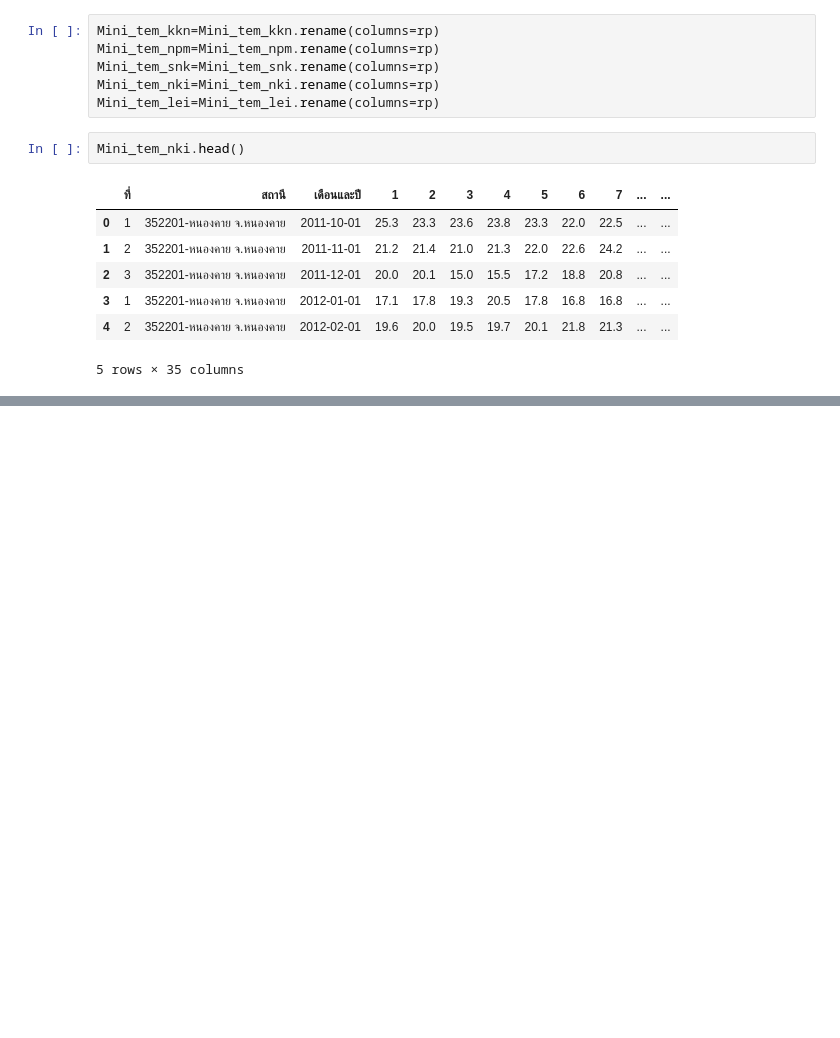
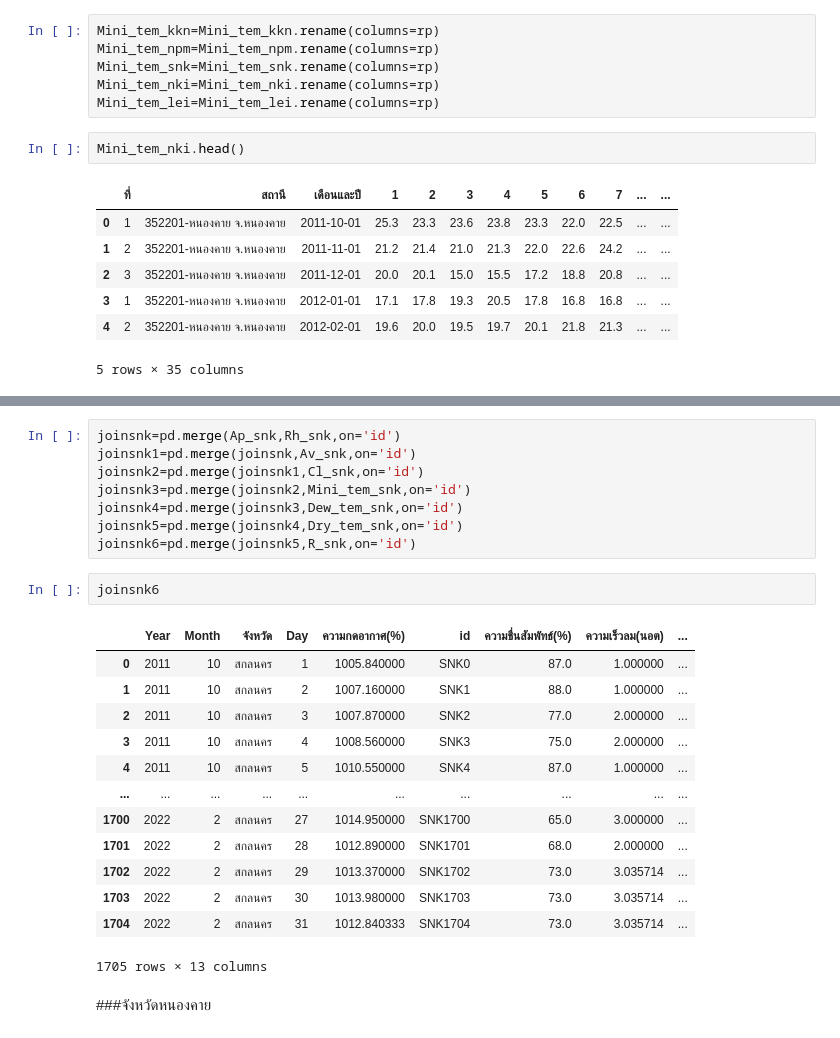
Before and after one commit to Ratchadakorn26/BSC_DPDM23, a Jupyter notebook: midterm_bscdpdm23.ipynb, the cells around one changed output, grey strips where cells are left out. Saved outputs shown, nothing was run; the diff lists cells and outputs as text; blank space fills up the shorter version.

```diff
--- a/midterm_bscdpdm23.ipynb
+++ b/midterm_bscdpdm23.ipynb
@@ -204,0 +3086,26 @@ RaT_data
+# %%
+joinsnk=pd.merge(Ap_snk,Rh_snk,on='id')
+joinsnk1=pd.merge(joinsnk,Av_snk,on='id')
+joinsnk2=pd.merge(joinsnk1,Cl_snk,on='id')
+joinsnk3=pd.merge(joinsnk2,Mini_tem_snk,on='id')
+joinsnk4=pd.merge(joinsnk3,Dew_tem_snk,on='id')
+joinsnk5=pd.merge(joinsnk4,Dry_tem_snk,on='id')
+joinsnk6=pd.merge(joinsnk5,R_snk,on='id')
+# %%
+joinsnk6
+# %% [output]
+|  | Year | Month | จังหวัด | Day | ความกดอากาศ(%) | id | ความชื่นสัมพัทธ์(%) | ความเร็วลม(นอต) | ... |
+| 0 | 2011 | 10 | สกลนคร | 1 | 1005.840000 | SNK0 | 87.0 | 1.000000 | ... |
+| 1 | 2011 | 10 | สกลนคร | 2 | 1007.160000 | SNK1 | 88.0 | 1.000000 | ... |
+| 2 | 2011 | 10 | สกลนคร | 3 | 1007.870000 | SNK2 | 77.0 | 2.000000 | ... |
+| 3 | 2011 | 10 | สกลนคร | 4 | 1008.560000 | SNK3 | 75.0 | 2.000000 | ... |
+| 4 | 2011 | 10 | สกลนคร | 5 | 1010.550000 | SNK4 | 87.0 | 1.000000 | ... |
+| ... | ... | ... | ... | ... | ... | ... | ... | ... | ... |
+| 1700 | 2022 | 2 | สกลนคร | 27 | 1014.950000 | SNK1700 | 65.0 | 3.000000 | ... |
+| 1701 | 2022 | 2 | สกลนคร | 28 | 1012.890000 | SNK1701 | 68.0 | 2.000000 | ... |
+| 1702 | 2022 | 2 | สกลนคร | 29 | 1013.370000 | SNK1702 | 73.0 | 3.035714 | ... |
+| 1703 | 2022 | 2 | สกลนคร | 30 | 1013.980000 | SNK1703 | 73.0 | 3.035714 | ... |
+| 1704 | 2022 | 2 | สกลนคร | 31 | 1012.840333 | SNK1704 | 73.0 | 3.035714 | ... |
+1705 rows × 13 columns
+# %% [markdown]
+###จังหวัดหนองคาย
```
Also changed, not shown: parts of 283 cells of this notebook.
